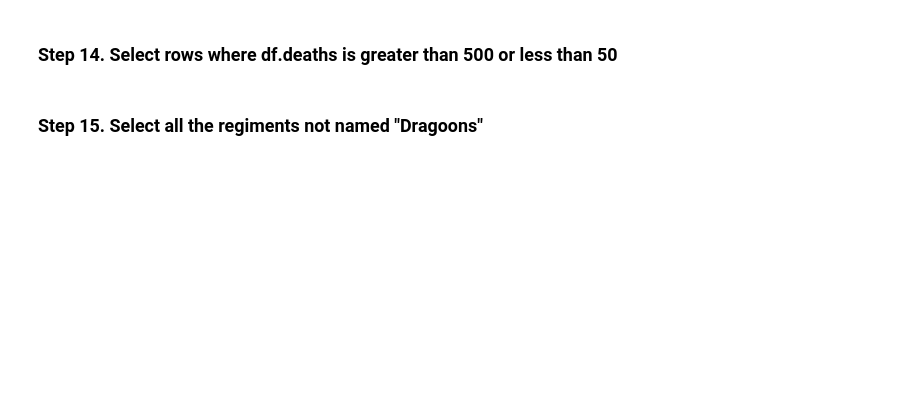
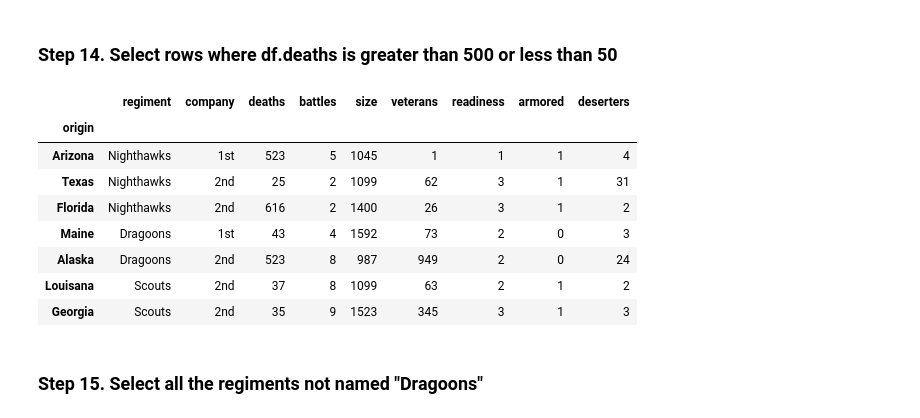
Before and after one commit to vitorpmh/pandas_exercises, a Jupyter notebook: 02_Filtering_&_Sorting/Fictional Army/Exercise.ipynb, the cells around one changed output. Drawn from its saved outputs; the diff is of its cells as text; code cells hidden in the pictures; blank space fills up the shorter version.

```diff
--- a/02_Filtering_&_Sorting/Fictional Army/Exercise.ipynb
+++ b/02_Filtering_&_Sorting/Fictional Army/Exercise.ipynb
@@ -197,4 +210,17 @@ Index(['regiment', 'company', 'deaths', 'battles', 'size', 'veterans',
 # %% [markdown]
 ### Step 14. Select rows where df.deaths is greater than 500 or less than 50
+# %%
+mask = (army.deaths > 500) | (army.deaths<50)
+army[mask]
+# %% [output]
+|  | regiment | company | deaths | battles | size | veterans | readiness | armored | deserters |
+| origin |  |  |  |  |  |  |  |  |  |
+| Arizona | Nighthawks | 1st | 523 | 5 | 1045 | 1 | 1 | 1 | 4 |
+| Texas | Nighthawks | 2nd | 25 | 2 | 1099 | 62 | 3 | 1 | 31 |
+| Florida | Nighthawks | 2nd | 616 | 2 | 1400 | 26 | 3 | 1 | 2 |
+| Maine | Dragoons | 1st | 43 | 4 | 1592 | 73 | 2 | 0 | 3 |
+| Alaska | Dragoons | 2nd | 523 | 8 | 987 | 949 | 2 | 0 | 24 |
+| Louisana | Scouts | 2nd | 37 | 8 | 1099 | 63 | 2 | 1 | 2 |
+| Georgia | Scouts | 2nd | 35 | 9 | 1523 | 345 | 3 | 1 | 3 |
 # %% [markdown]
 ### Step 15. Select all the regiments not named "Dragoons"
```
Also changed, not shown: parts of 5 cells of this notebook.
